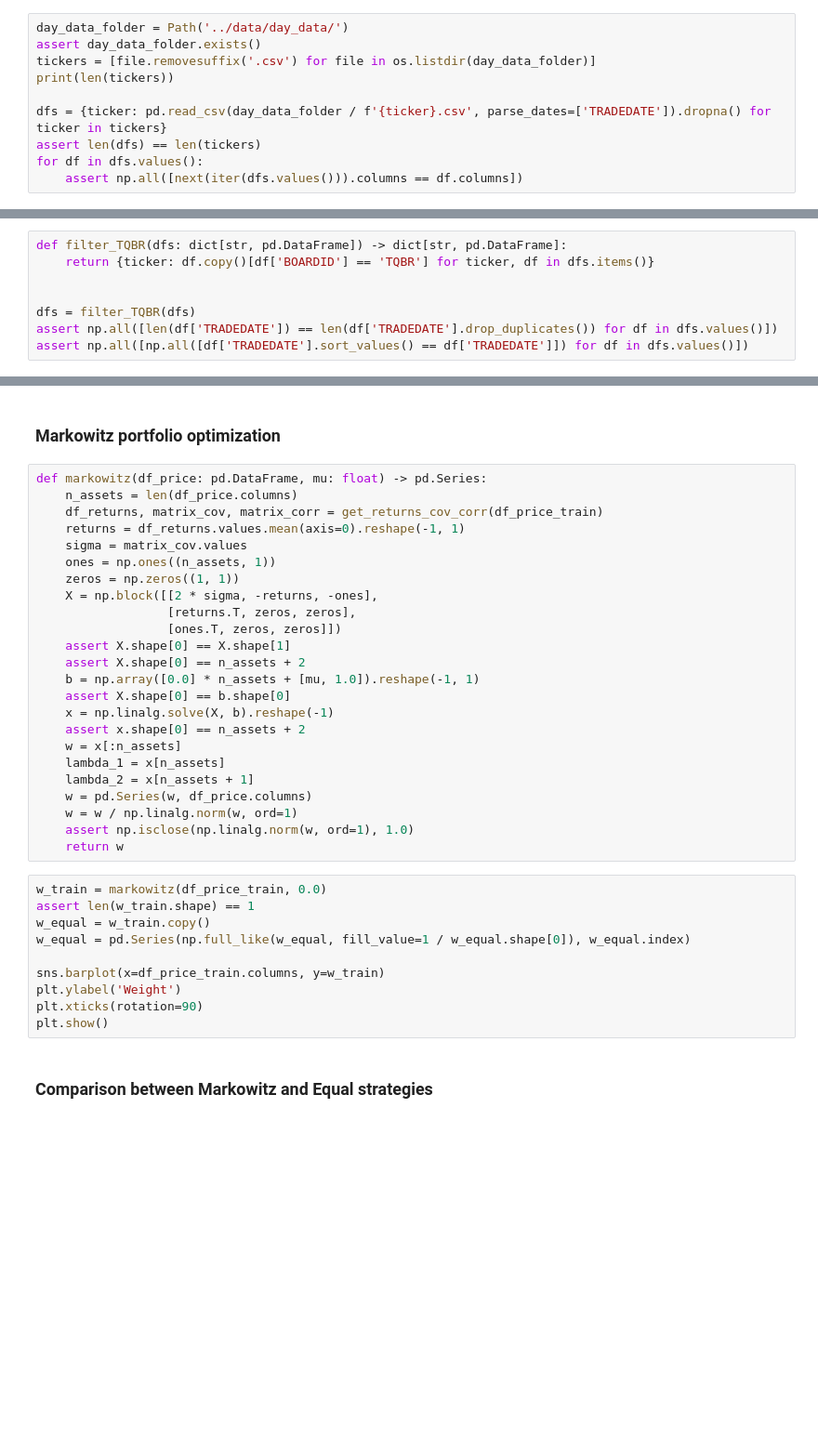
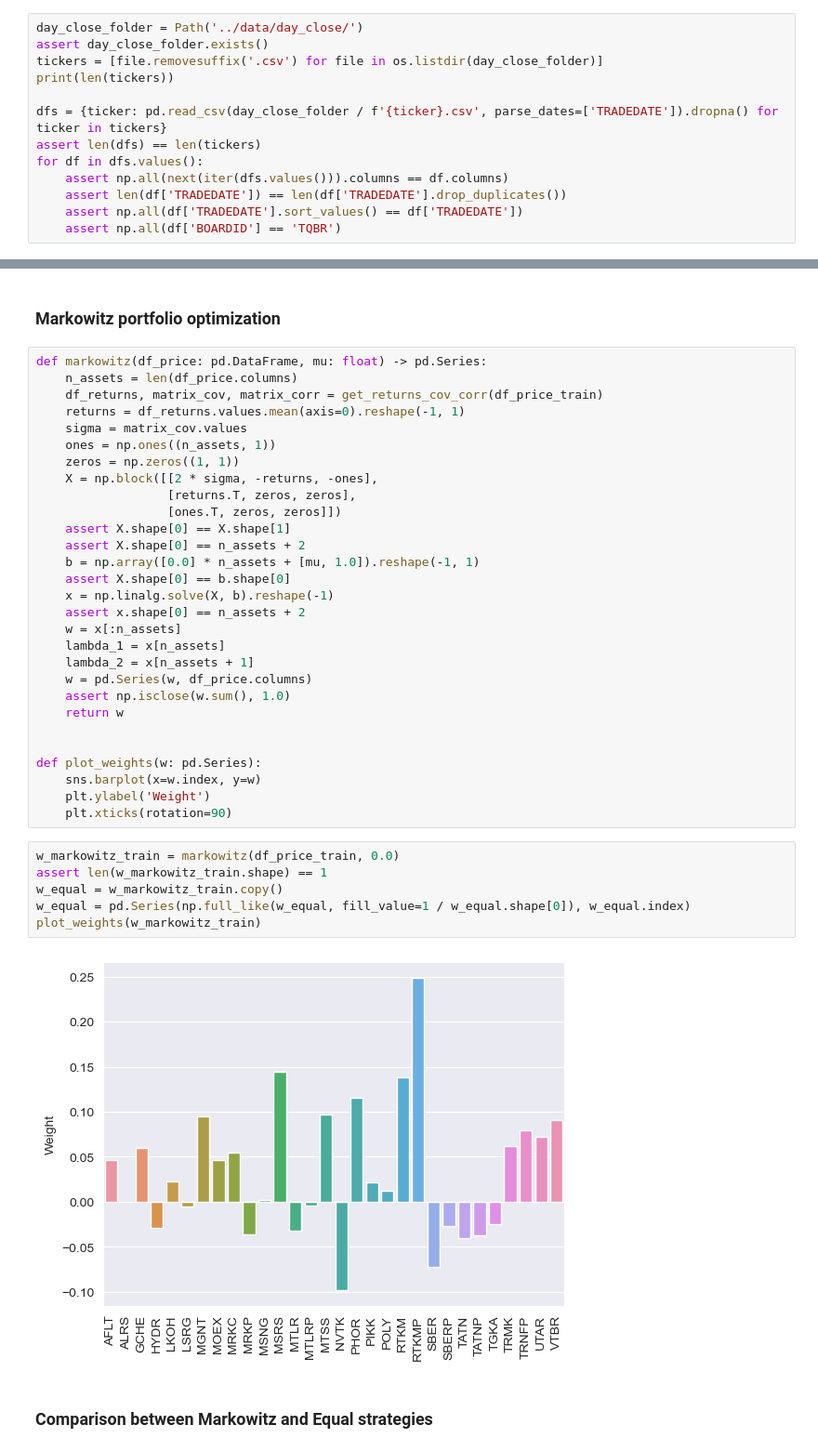
Before and after one commit to Maksim787/neurotrader, a Jupyter notebook: research/correlations.ipynb, the cells around one changed output, grey strips where cells are left out. Shown at 93% size. Drawn from its saved outputs; the diff is of its cells as text; blank space fills up the shorter version.

```diff
--- a/research/correlations.ipynb
+++ b/research/correlations.ipynb
@@ -11,11 +13,14 @@ from pathlib import Path
 # %%
-day_data_folder = Path('../data/day_data/')
-assert day_data_folder.exists()
-tickers = [file.removesuffix('.csv') for file in os.listdir(day_data_folder)]
+day_close_folder = Path('../data/day_close/')
+assert day_close_folder.exists()
+tickers = [file.removesuffix('.csv') for file in os.listdir(day_close_folder)]
 print(len(tickers))
 
-dfs = {ticker: pd.read_csv(day_data_folder / f'{ticker}.csv', parse_dates=['TRADEDATE']).dropna() for ticker in tickers}
+dfs = {ticker: pd.read_csv(day_close_folder / f'{ticker}.csv', parse_dates=['TRADEDATE']).dropna() for ticker in tickers}
 assert len(dfs) == len(tickers)
 for df in dfs.values():
-    assert np.all([next(iter(dfs.values())).columns == df.columns])
+    assert np.all(next(iter(dfs.values())).columns == df.columns)
+    assert len(df['TRADEDATE']) == len(df['TRADEDATE'].drop_duplicates())
+    assert np.all(df['TRADEDATE'].sort_values() == df['TRADEDATE'])
+    assert np.all(df['BOARDID'] == 'TQBR')
 # %% [output]
@@ -25,11 +28,3 @@ for df in dfs.values():
-# %%
-def filter_TQBR(dfs: dict[str, pd.DataFrame]) -> dict[str, pd.DataFrame]:
-    return {ticker: df.copy()[df['BOARDID'] == 'TQBR'] for ticker, df in dfs.items()}
-
-
-dfs = filter_TQBR(dfs)
-assert np.all([len(df['TRADEDATE']) == len(df['TRADEDATE'].drop_duplicates()) for df in dfs.values()])
-assert np.all([np.all([df['TRADEDATE'].sort_values() == df['TRADEDATE']]) for df in dfs.values()])
 # %% [markdown]
 ### Filter top N stocks with the earliest start date
 # %%
@@ -160,19 +171,22 @@ def markowitz(df_price: pd.DataFrame, mu: float) -> pd.Series:
     lambda_1 = x[n_assets]
     lambda_2 = x[n_assets + 1]
     w = pd.Series(w, df_price.columns)
-    w = w / np.linalg.norm(w, ord=1)
-    assert np.isclose(np.linalg.norm(w, ord=1), 1.0)
+    assert np.isclose(w.sum(), 1.0)
     return w
+
+
+def plot_weights(w: pd.Series):
+    sns.barplot(x=w.index, y=w)
+    plt.ylabel('Weight')
+    plt.xticks(rotation=90)
 # %%
-w_train = markowitz(df_price_train, 0.0)
-assert len(w_train.shape) == 1
-w_equal = w_train.copy()
+w_markowitz_train = markowitz(df_price_train, 0.0)
+assert len(w_markowitz_train.shape) == 1
+w_equal = w_markowitz_train.copy()
 w_equal = pd.Series(np.full_like(w_equal, fill_value=1 / w_equal.shape[0]), w_equal.index)
-
-sns.barplot(x=df_price_train.columns, y=w_train)
-plt.ylabel('Weight')
-plt.xticks(rotation=90)
-plt.show()
+plot_weights(w_markowitz_train)
+# %% [output]
+[figure, added]
 # %% [markdown]
 ### Comparison between Markowitz and Equal strategies
 # %%
```
Also changed, not shown: parts of 19 cells of this notebook, 4 other files.
